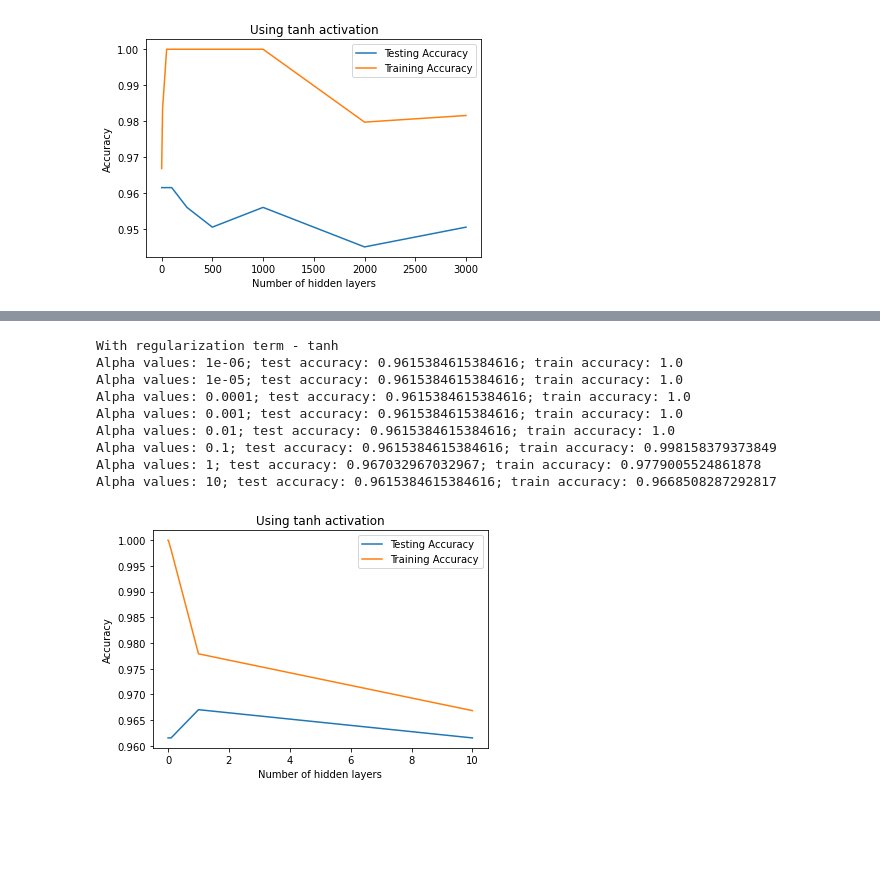
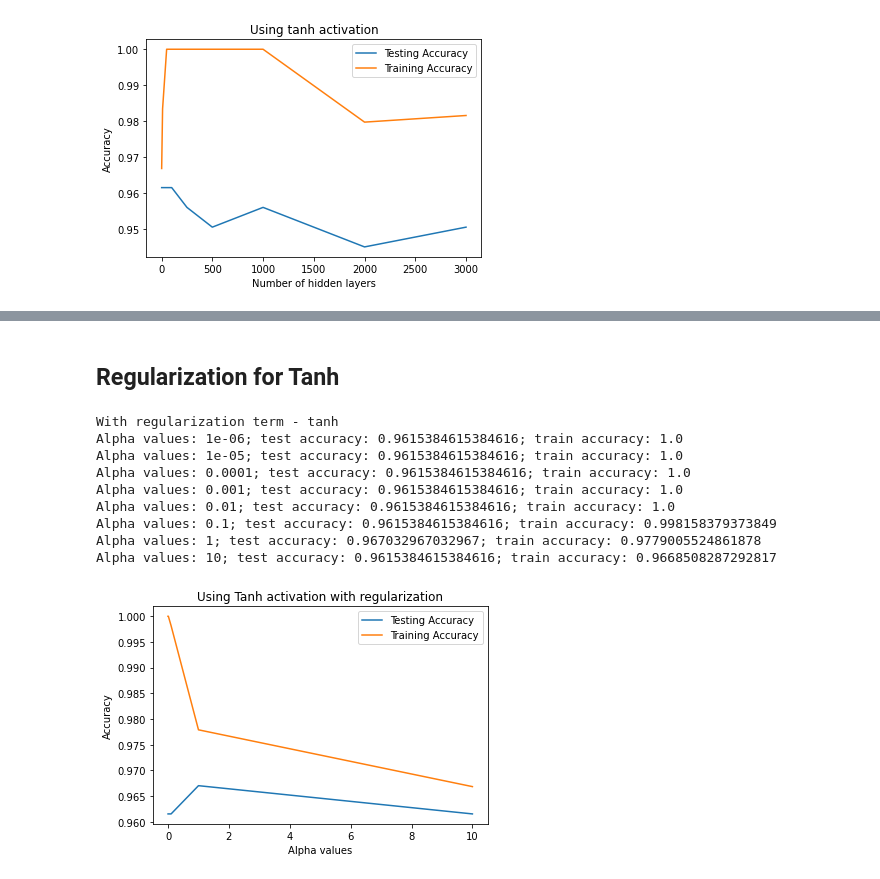
Before and after one commit to apurbaanik/ML_Final_Project_NBA, a Jupyter notebook: ML_Final_Project_Neural_Networks.ipynb, the cells around one changed output, grey strips where cells are left out. Saved outputs shown, nothing was run; the diff lists cells and outputs as text; code cells hidden in the pictures; blank space fills up the shorter version.

```diff
--- a/ML_Final_Project_Neural_Networks.ipynb
+++ b/ML_Final_Project_Neural_Networks.ipynb
@@ -259,31 +308,32 @@ plt.show()
+# %% [markdown]
+## Regularization for Tanh
 # %%
-# regularization for tanh
 print("With regularization term - tanh")
 sig_scores = []
 sig_train_score = []
 alphas = [0.000001, 0.00001, 0.0001, 0.001, 0.01, 0.1, 1, 10]
 for i in alphas:
   clf = MLPClassifier(random_state=1, hidden_layer_sizes = 100, alpha = i, activation = 'tanh', max_iter=3000).fit(X_train, y_train.reshape(y_train.size,))
   score1 = clf.score(X_test, y_test)
   sig_scores.append(score1)
   score2 = clf.score(X_train, y_train)
   sig_train_score.append(score2)
   print("Alpha values: " + str(i) + "; test accuracy: " + str(score1) + "; train accuracy: " + str(score2))
 plt.plot(alphas, sig_scores, label = "Testing Accuracy")
 plt.plot(alphas, sig_train_score, label = "Training Accuracy")
-plt.title("Using tanh activation")
-plt.xlabel("Number of hidden layers")
+plt.title("Using Tanh activation with regularization")
+plt.xlabel("Alpha values")
 plt.ylabel("Accuracy")
 plt.legend()
 plt.show()
 # %% [output]
 With regularization term - tanh
 Alpha values: 1e-06; test accuracy: 0.9615384615384616; train accuracy: 1.0
 Alpha values: 1e-05; test accuracy: 0.9615384615384616; train accuracy: 1.0
 Alpha values: 0.0001; test accuracy: 0.9615384615384616; train accuracy: 1.0
 Alpha values: 0.001; test accuracy: 0.9615384615384616; train accuracy: 1.0
 Alpha values: 0.01; test accuracy: 0.9615384615384616; train accuracy: 1.0
 Alpha values: 0.1; test accuracy: 0.9615384615384616; train accuracy: 0.998158379373849
 Alpha values: 1; test accuracy: 0.967032967032967; train accuracy: 0.9779005524861878
 Alpha values: 10; test accuracy: 0.9615384615384616; train accuracy: 0.9668508287292817
-[figure, old version]
+[figure, new version]
```
Also changed, not shown: parts of 21 cells of this notebook.
